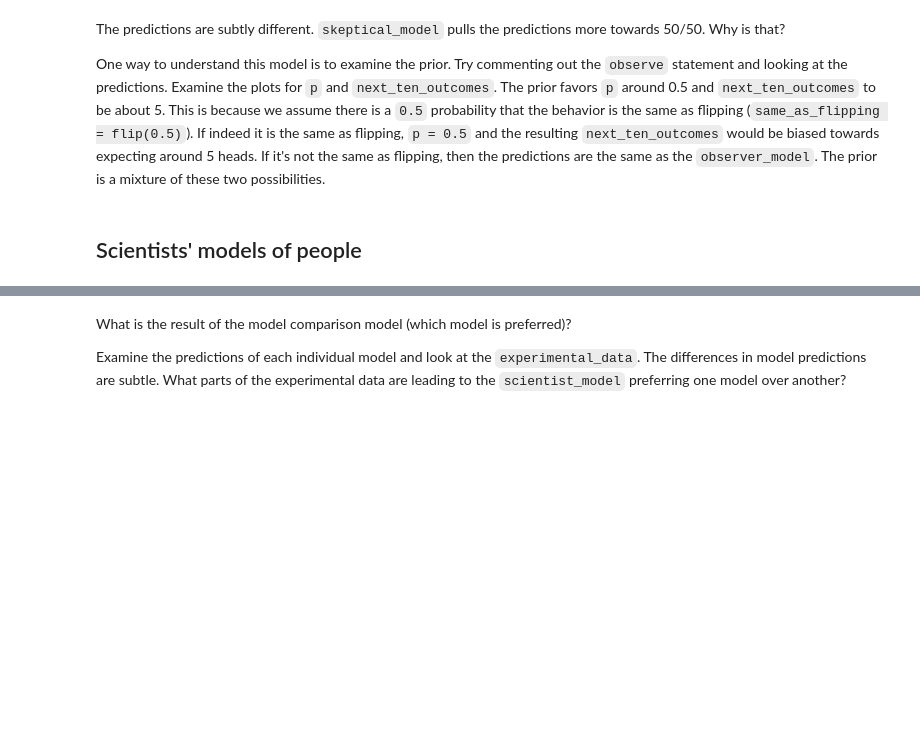
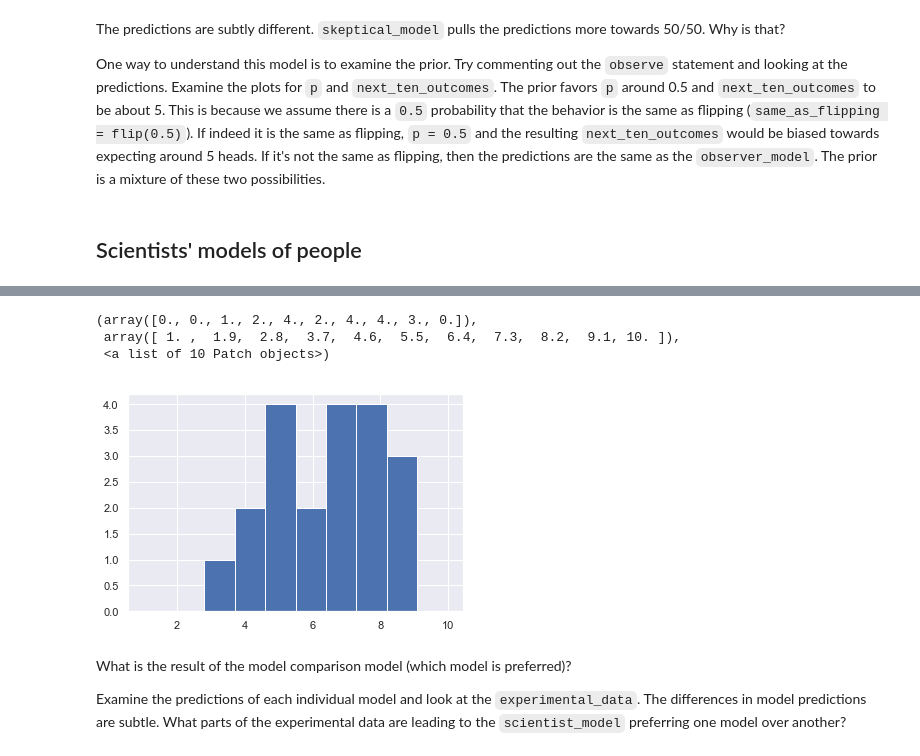
Before and after one commit to ebigelow/probmods-pyro, a Jupyter notebook: chapters/Chapter 6 - Bayesian Data Analysis.ipynb, the cells around one changed output, grey strips where cells are left out. Drawn from its saved outputs; the diff is of its cells as text; code cells hidden in the pictures; blank space fills up the shorter version.

```diff
--- a/chapters/Chapter 6 - Bayesian Data Analysis.ipynb
+++ b/chapters/Chapter 6 - Bayesian Data Analysis.ipynb
@@ -282,3 +333,11 @@ viz(model_posterior)
+# %%
+import matplotlib.pyplot as plt
+plt.hist(experimental_data, bins=10, range=(1, 10))
+# %% [output]
+(array([0., 0., 1., 2., 4., 2., 4., 4., 3., 0.]),
+ array([ 1. ,  1.9,  2.8,  3.7,  4.6,  5.5,  6.4,  7.3,  8.2,  9.1, 10. ]),
+ <a list of 10 Patch objects>)
+[figure, added]
 # %% [markdown]
 What is the result of the model comparison model (which model is preferred)?
 
```
Also changed, not shown: parts of 27 cells of this notebook, 2 other files.
